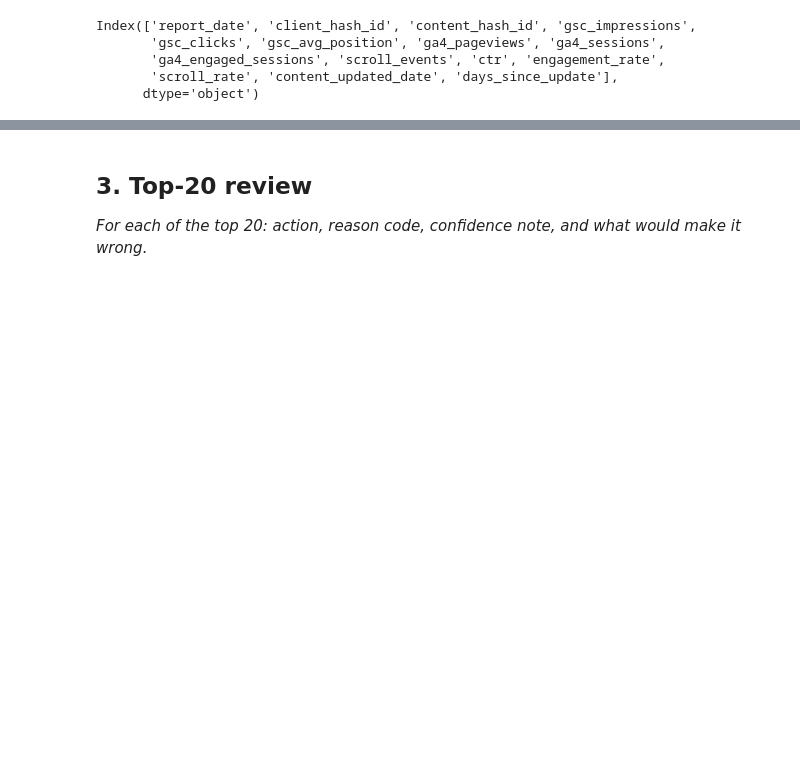
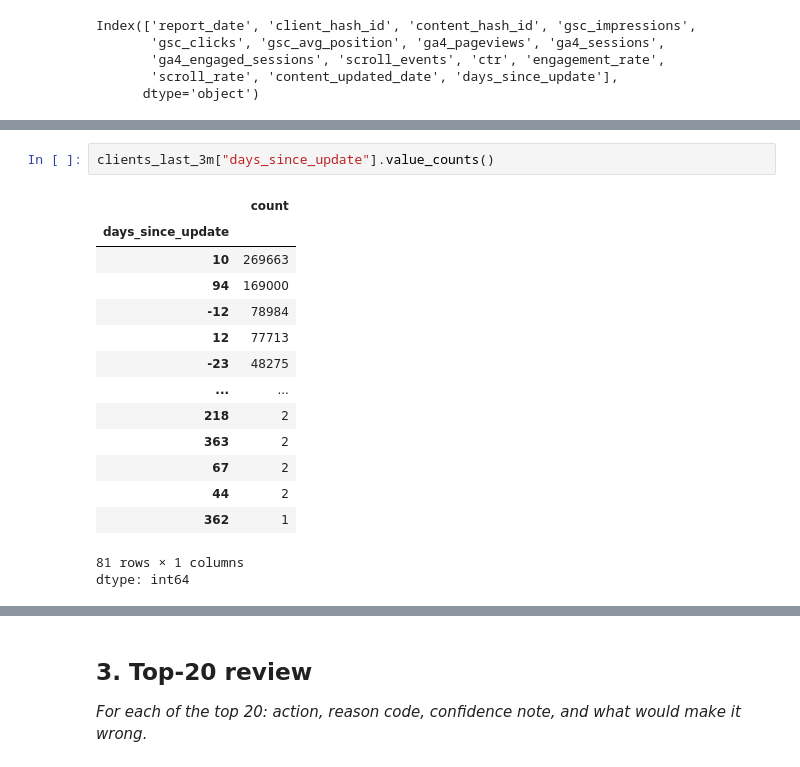
Before and after one commit to MuhammadFaizan0023/FlyRank_ML_internship_repo, a Jupyter notebook: work/notebooks/w04_baseline_score.ipynb, the cells around one changed output, grey strips where cells are left out. Cells and saved outputs as stored; diff of their text form; blank space fills up the shorter version.

```diff
--- a/work/notebooks/w04_baseline_score.ipynb
+++ b/work/notebooks/w04_baseline_score.ipynb
@@ -201,0 +271,18 @@ scroll_rate_threshold = 300
+# %%
+clients_last_3m["days_since_update"].value_counts()
+# %% [output]
+|  | count |
+| days_since_update |  |
+| 10 | 269663 |
+| 94 | 169000 |
+| -12 | 78984 |
+| 12 | 77713 |
+| -23 | 48275 |
+| ... | ... |
+| 218 | 2 |
+| 363 | 2 |
+| 67 | 2 |
+| 44 | 2 |
+| 362 | 1 |
+81 rows × 1 columns
+dtype: int64
```
Also changed, not shown: parts of 46 cells of this notebook.
